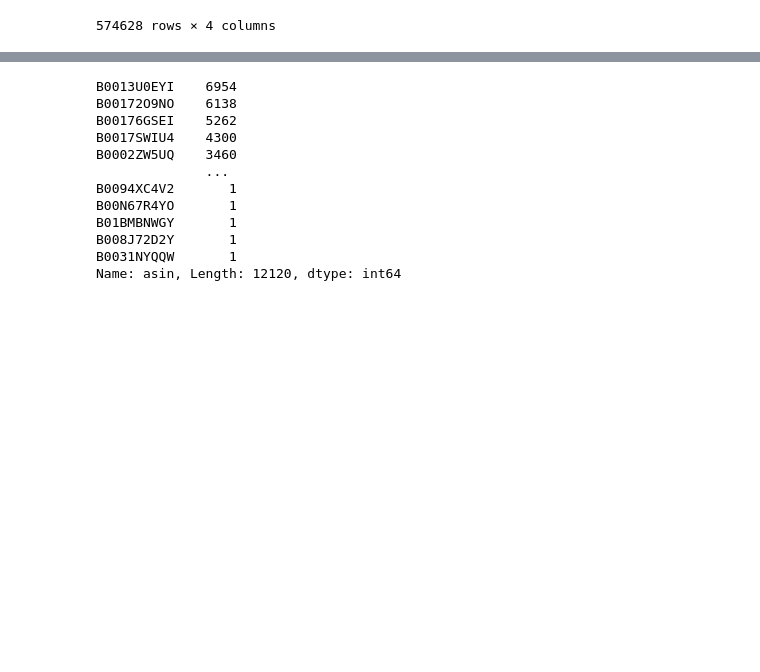
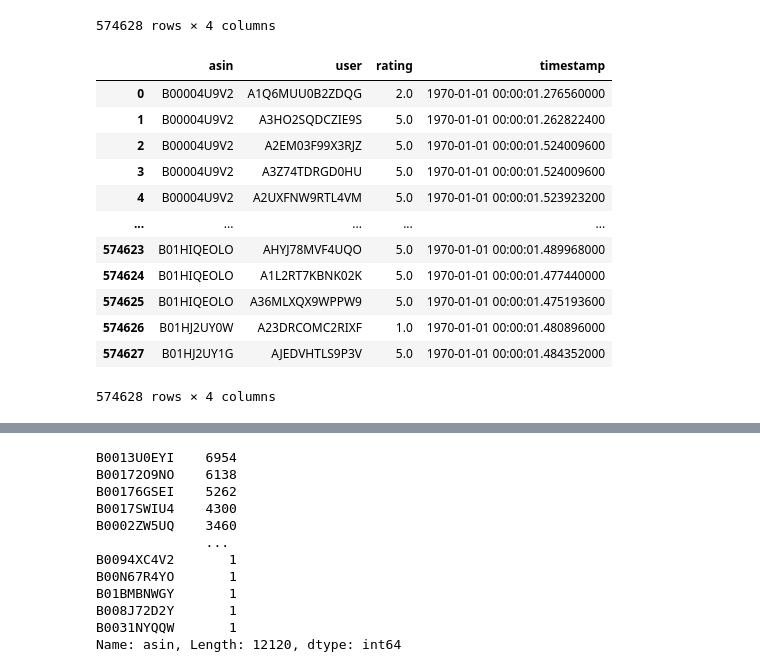
Before and after one commit to ds-leehanjin/amazon-recommender-system, a Jupyter notebook: scrap_notebooks/notebook-faulty.ipynb, the cells around one changed output, grey strips where cells are left out. Drawn from its saved outputs; the diff is of its cells as text; code cells hidden in the pictures; blank space fills up the shorter version.

```diff
--- a/scrap_notebooks/notebook-faulty.ipynb
+++ b/scrap_notebooks/notebook-faulty.ipynb
@@ -60,3 +60,20 @@ df
 | 574626 | B01HJ2UY0W | A23DRCOMC2RIXF | 1.0 | 1480896000 |
 | 574627 | B01HJ2UY1G | AJEDVHTLS9P3V | 5.0 | 1484352000 |
 574628 rows × 4 columns
+# %%
+df['timestamp'] =  pd.to_datetime(df['timestamp'])
+df
+# %% [output]
+|  | asin | user | rating | timestamp |
+| 0 | B00004U9V2 | A1Q6MUU0B2ZDQG | 2.0 | 1970-01-01 00:00:01.276560000 |
+| 1 | B00004U9V2 | A3HO2SQDCZIE9S | 5.0 | 1970-01-01 00:00:01.262822400 |
+| 2 | B00004U9V2 | A2EM03F99X3RJZ | 5.0 | 1970-01-01 00:00:01.524009600 |
+| 3 | B00004U9V2 | A3Z74TDRGD0HU | 5.0 | 1970-01-01 00:00:01.524009600 |
+| 4 | B00004U9V2 | A2UXFNW9RTL4VM | 5.0 | 1970-01-01 00:00:01.523923200 |
+| ... | ... | ... | ... | ... |
+| 574623 | B01HIQEOLO | AHYJ78MVF4UQO | 5.0 | 1970-01-01 00:00:01.489968000 |
+| 574624 | B01HIQEOLO | A1L2RT7KBNK02K | 5.0 | 1970-01-01 00:00:01.477440000 |
+| 574625 | B01HIQEOLO | A36MLXQX9WPPW9 | 5.0 | 1970-01-01 00:00:01.475193600 |
+| 574626 | B01HJ2UY0W | A23DRCOMC2RIXF | 1.0 | 1970-01-01 00:00:01.480896000 |
+| 574627 | B01HJ2UY1G | AJEDVHTLS9P3V | 5.0 | 1970-01-01 00:00:01.484352000 |
+574628 rows × 4 columns
```
Also changed, not shown: parts of 2 cells of this notebook, 6 other files.
